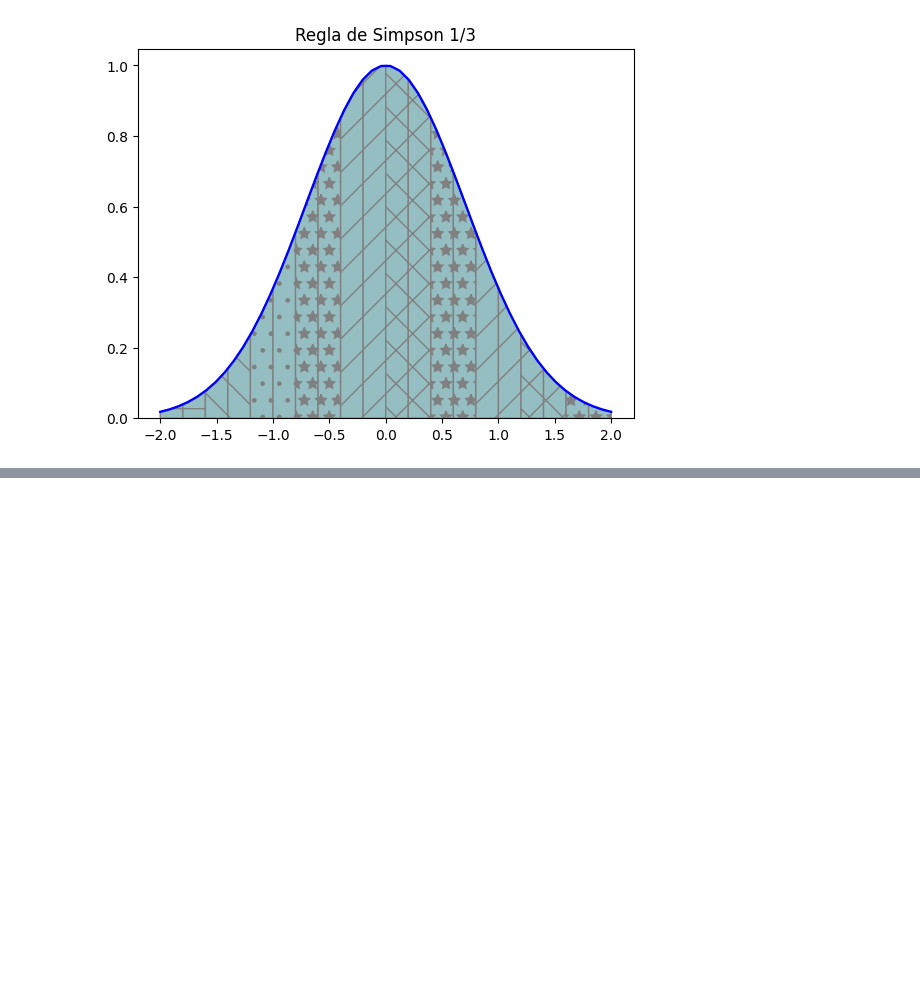
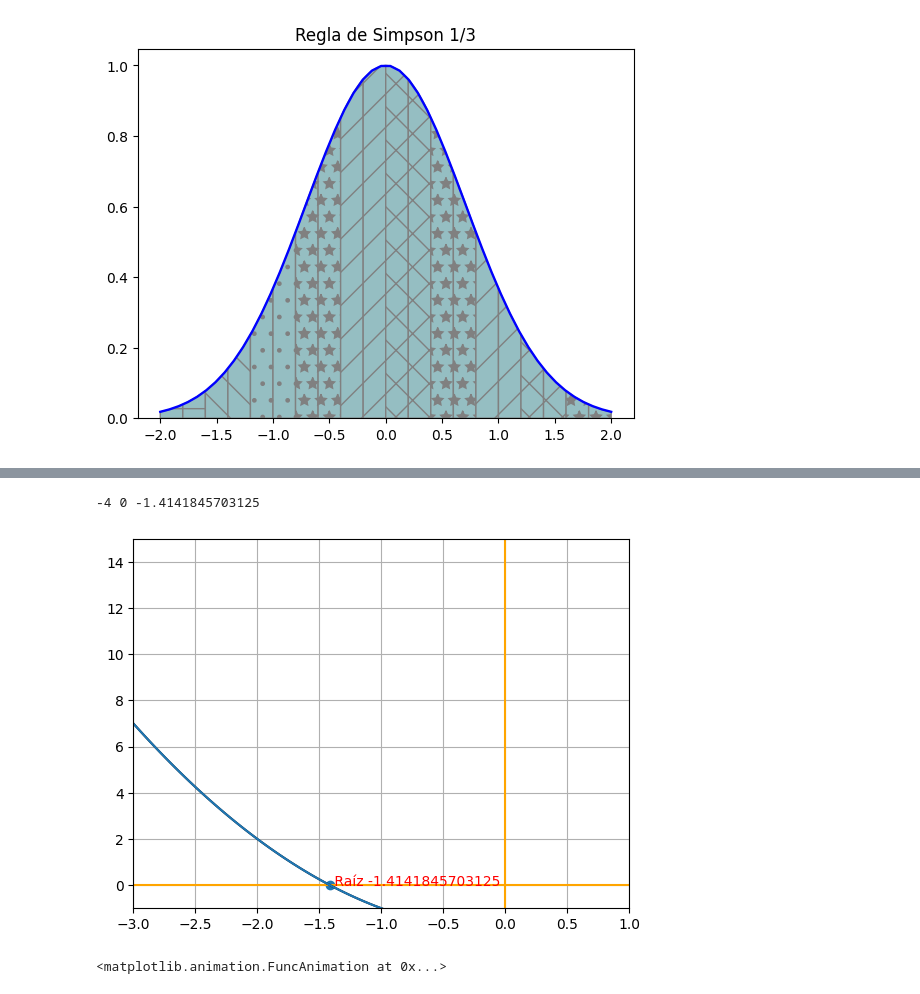
Before and after one commit to oflodahub/MN_Prepa7, a Jupyter notebook: MetodosNumericos.ipynb, the cells around one changed output, grey strips where cells are left out. Saved outputs shown, nothing was run; the diff lists cells and outputs as text; code cells hidden in the pictures; blank space fills up the shorter version.

```diff
--- a/MetodosNumericos.ipynb
+++ b/MetodosNumericos.ipynb
@@ -161,0 +206,8 @@ integral =  1.7641497537089883
+# %%
+# valores iniciales
+x0 = -4
+x1 = 0
+tol =1e-4
+# Llamada al algoritmo
+raiz = biseccion(f, x0, x1, tol)
+print('f({:e}) ={:e}'.format(raiz ,f(raiz)))
@@ -161,0 +232,56 @@ integral =  1.7641497537089883
+# %%
+print(x0, x1, raiz)
+x = np.linspace(x0, x1, 100)
+y = f(x)
+
+fig, ax = plt.subplots()
+xp = np.array(xraiz)
+yp = np.zeros(len(xraiz))
+ax.set_xlim(np.min(xp) - 1, np.max(x) + 1)
+ax.set_ylim(np.min(yp) - 1, np.max(y) + 1)
+plt.axhline(0, color="orange")
+plt.axvline(0, color="orange")
+plt.plot(x, [f(i) for i in x], color="black")
+
+
+plt.plot(x, y)
+plt.scatter(raiz, f(raiz))
+plt.text(raiz, f(raiz), ' Raíz ' + str(raiz), color='red')
+plt.grid()
+
+# Crear dos objetos: uno para el rastro y otro para el punto actual
+trail, = ax.plot([], [], 'bo', alpha=0.2)  # Rastro
+point, = ax.plot([], [], 'bo')  # Punto azul
+
+# 2. Función de inicialización
+def init():
+    trail.set_data([], [])
+    point.set_data([], [])
+    return trail, point
+
+
+# 3. Función de actualización (se llama en cada frame)
+def animate(i):
+    # Actualizar rastro hasta el frame actual
+    trail.set_data(xp[:i], yp[:i])
+    # Actualizar la posición del punto actual
+    point.set_data([xp[i]], [yp[i]])
+    return trail, point
+# 4. Crear la animación
+ani = animation.FuncAnimation(fig, animate, init_func=init,
+                              frames=len(xp), interval=500, blit=True)
+
+#plt.show()
+# %% [output]
+-4 0 -1.4141845703125
+[figure, added]
+# %%
+anim = animation.FuncAnimation(fig, animate, init_func=init,
+                              frames=len(xp), interval=500, blit=True)
+# 5. Close the plot to prevent an extra static figure from showing up
+plt.close() #
+
+# 6. Display the animation (it must be the last expression in the cell)
+display(anim)
+# %% [output]
+<matplotlib.animation.FuncAnimation at 0x...>
```
Also changed, not shown: parts of 7 cells of this notebook.
